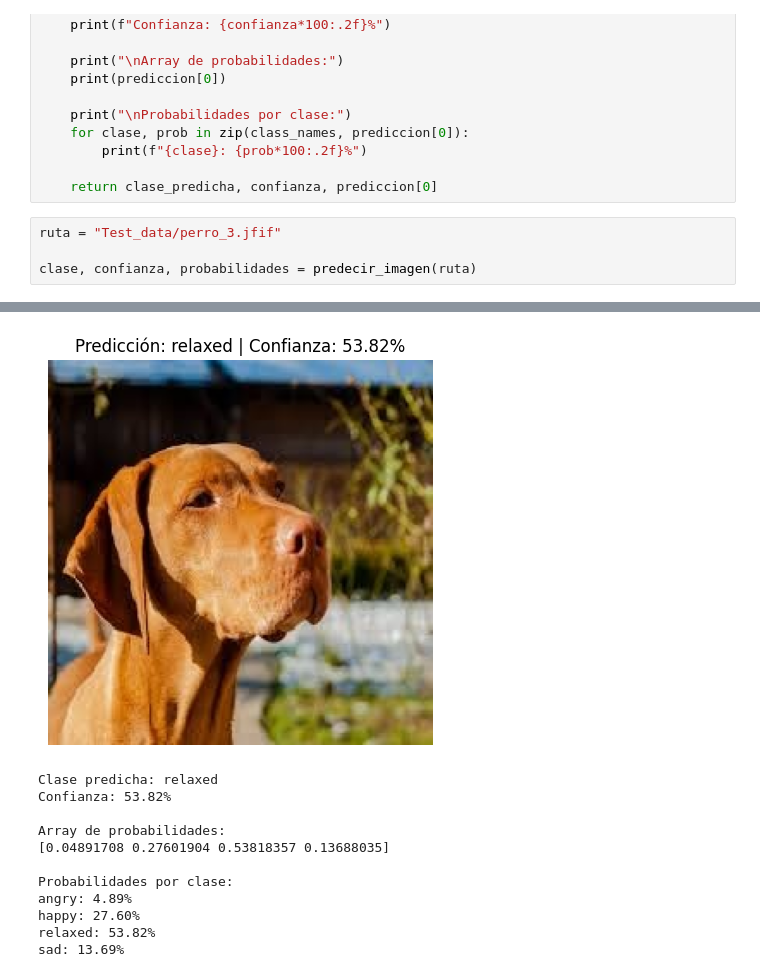
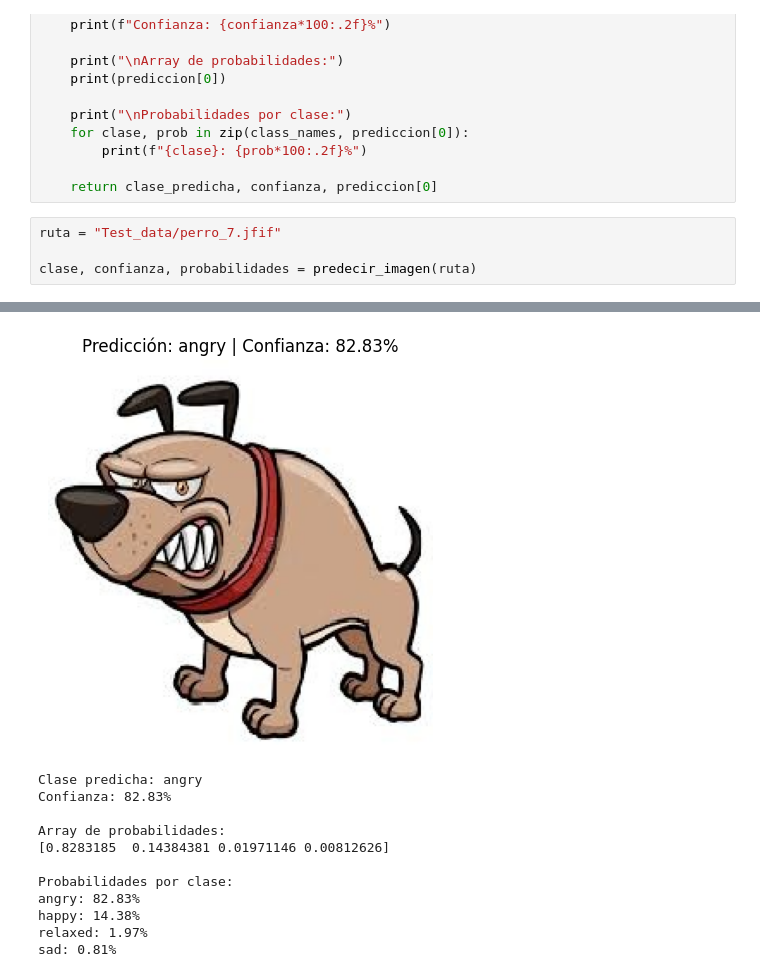
Before and after one commit to FidelBM/-M-dulo2_Inteligencia-Artificial-y-ML, a Jupyter notebook: Test.ipynb, the cells around one changed output, grey strips where cells are left out. Drawn from its saved outputs; the diff is of its cells as text.

```diff
--- a/Test.ipynb
+++ b/Test.ipynb
@@ -98,7 +73,7 @@ def predecir_imagen(ruta_imagen):
 
     return clase_predicha, confianza, prediccion[0]
 # %%
-ruta = "Test_data/perro_3.jfif"
+ruta = "Test_data/perro_7.jfif"
 
 clase, confianza, probabilidades = predecir_imagen(ruta)
 # %% [output]
@@ -107,12 +82,12 @@ Imagen convertida a JPG: Test_data/perro_3.jpg
-[figure, old version]
+[figure, new version]
-Clase predicha: relaxed
-Confianza: 53.82%
+Clase predicha: angry
+Confianza: 82.83%
 
 Array de probabilidades:
-[0.04891708 0.27601904 0.53818357 0.13688035]
+[0.8283185  0.14384381 0.01971146 0.00812626]
 
 Probabilidades por clase:
-angry: 4.89%
-happy: 27.60%
-relaxed: 53.82%
-sad: 13.69%
+angry: 82.83%
+happy: 14.38%
+relaxed: 1.97%
+sad: 0.81%
```
Also changed, not shown: parts of 2 cells of this notebook, 7 other files.
